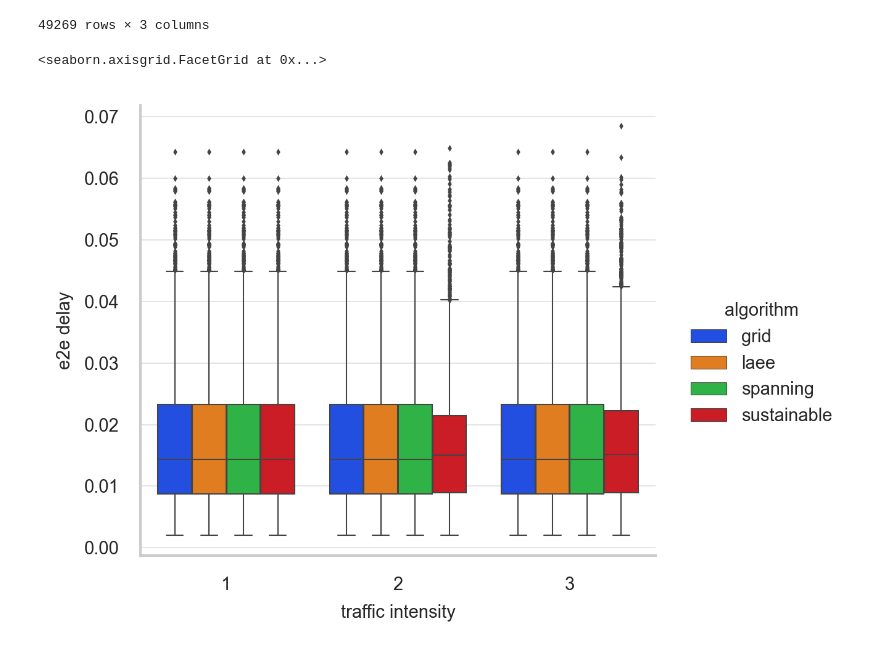
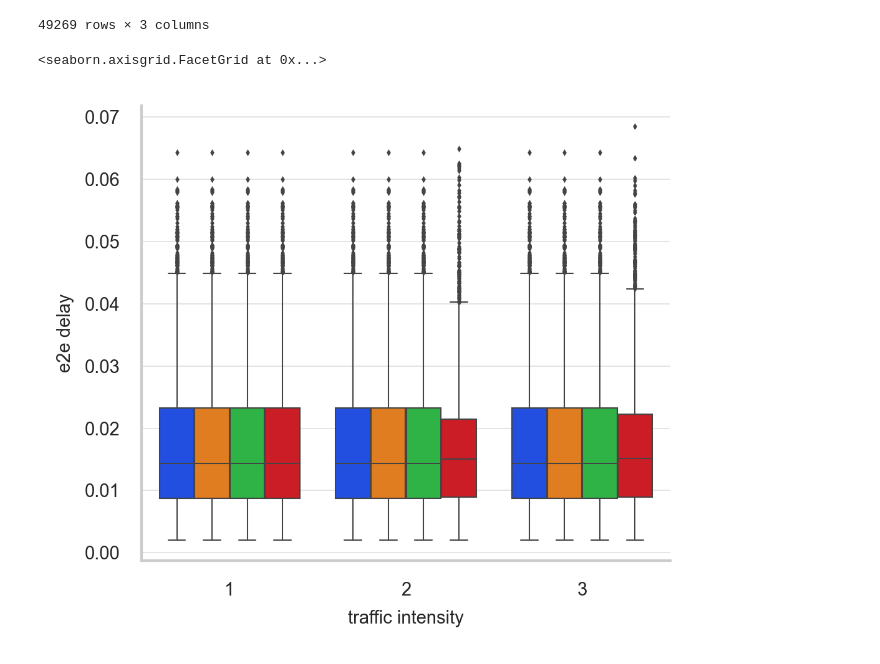
Before and after one commit to Starlink-Measurement/starlink-plot, a Jupyter notebook: plot_e2e.ipynb, the cells around one changed output. Drawn from its saved outputs; the diff is of its cells as text; code cells hidden in the pictures.

```diff
--- a/plot_e2e.ipynb
+++ b/plot_e2e.ipynb
@@ -94,33 +94,34 @@ def catplot(df):
     g_time = sns.catplot(data=df,
                          #x=N_REGIONS,
                          x=TRAFFIC_INTEN,
                          #col=N_TYPE,
                          y=E2E_DELAY,
                          #order=order,
                          hue=ALGOR,
                          #hue_order=['N. California', 'N. Virginia', 'Sydney'],
                          #hue_order=REGION_ORDER,
                          height=h, aspect=aspect,
                          kind='box',
+                         legend=False,
                          #palette=['C0', 'C1', 'C3'],
                          sharey=False,
                          dodge=True,
                          fliersize=0.5,
                         )
 
     axes = g_time.axes.flatten()
     for ax in axes:
         ax.grid(visible=True, which='both', axis='y', color='gray', linewidth=0.1)
     #g_time.set(yscale='log')
 
     #g_time.figure.autofmt_xdate()
     g_time.tight_layout()
     return g_time
 
 g_e2e = catplot(df_e2e)
 g_e2e
 # %% [output]
 <seaborn.axisgrid.FacetGrid at 0x...>
-[figure, old version]
+[figure, new version]
 # %%
 g_e2e.savefig(f'output/2023-07_18_e2e_delay.pdf', bbox_inches='tight')
```
